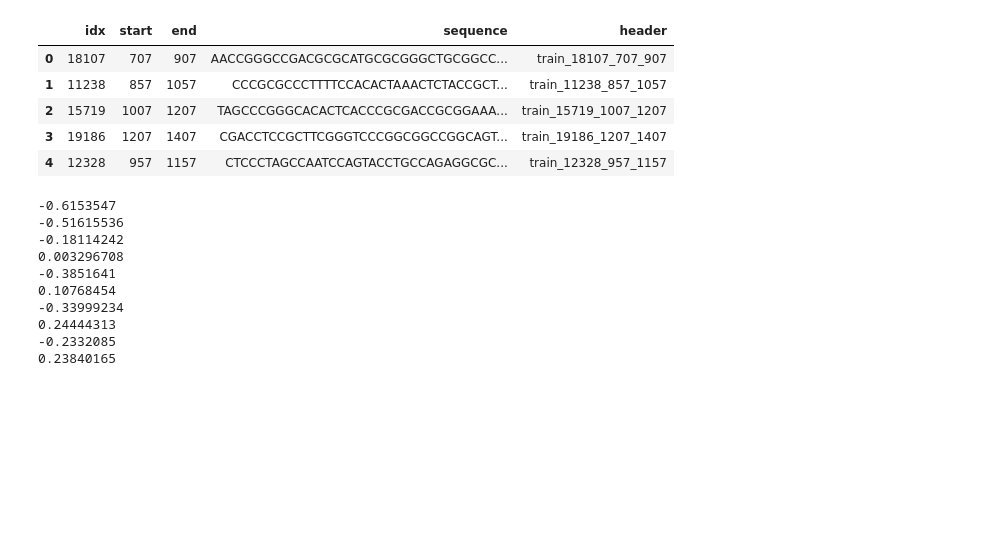
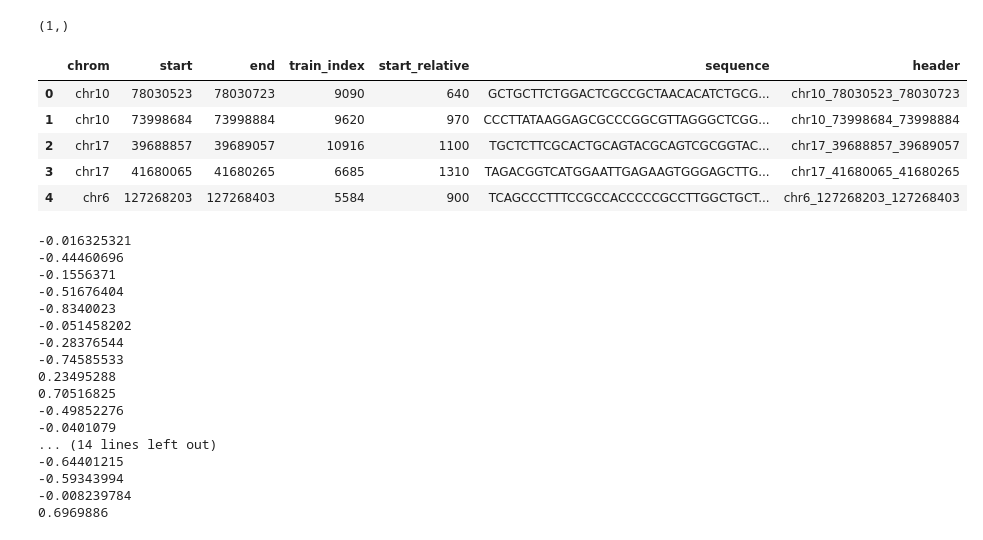
Before and after one commit to MasayukiNagai/insilico_mpra, a Jupyter notebook: scripts/2_generate/analyze_library.ipynb, the cells around one changed output. Saved outputs shown, nothing was run; the diff lists cells and outputs as text; code cells hidden in the pictures; blank space fills up the shorter version.

```diff
--- a/scripts/2_generate/analyze_library.ipynb
+++ b/scripts/2_generate/analyze_library.ipynb
@@ -24,3 +24,14 @@ def load_hdf5(path):
         x = f['x'][:]
         y = f['y'][:]
     return x, y
+# %%
+from pathlib import Path
+from insilico_mpra.data.utils import split_h5_dataset
+
+d = Path("/grid/koo/home/shared/clg_procap/data/mpra/250813")
+for i, f in enumerate(sorted(d.glob("*.h5"))):
+    if f.name.endswith("_split.h5"):
+        continue
+    print(f"[split] {f.name}")
+    seed = 20250814 + i
+    split_h5_dataset(f, ratios=(0.8, 0.1, 0.1), seed=seed)
@@ -27,34 +89,46 @@ def load_hdf5(path):
+# %%
+mpra['y_wt'].shape
+# %% [output]
+(1,)
 # %%
-outdir = Path('/grid/koo/home/shared/clg_procap/mpra/250810')
-tsvpath = outdir / 'K562_fold1_train_selected.tsv'
+outdir = Path('/grid/koo/home/shared/clg_procap/data/mpra/250813')
+tsvpath = outdir / 'mpra_loci_K562_fold1_train.tsv'
 
 split = 'train'
 # %%
-df = pd.read_csv(tsvpath, sep='\t')
+df = pd.read_csv(tsvpath, sep='\t', index_col=0)
+df['header'] = df.apply(lambda row: f"{row['chrom']}_{row['start']}_{row['end']}", axis=1)
 df.head()
 # %% [output]
-|  | idx | start | end | sequence | header |
-| 0 | 18107 | 707 | 907 | AACCGGGCCGACGCGCATGCGCGGGCTGCGGCC... | train_18107_707_907 |
-| 1 | 11238 | 857 | 1057 | CCCGCGCCCTTTTCCACACTAAACTCTACCGCT... | train_11238_857_1057 |
-| 2 | 15719 | 1007 | 1207 | TAGCCCGGGCACACTCACCCGCGACCGCGGAAA... | train_15719_1007_1207 |
-| 3 | 19186 | 1207 | 1407 | CGACCTCCGCTTCGGGTCCCGGCGGCCGGCAGT... | train_19186_1207_1407 |
-| 4 | 12328 | 957 | 1157 | CTCCCTAGCCAATCCAGTACCTGCCAGAGGCGC... | train_12328_957_1157 |
+|  | chrom | start | end | train_index | start_relative | sequence | header |
+| 0 | chr10 | 78030523 | 78030723 | 9090 | 640 | GCTGCTTCTGGACTCGCCGCTAACACATCTGCG... | chr10_78030523_78030723 |
+| 1 | chr10 | 73998684 | 73998884 | 9620 | 970 | CCCTTATAAGGAGCGCCCGGCGTTAGGGCTCGG... | chr10_73998684_73998884 |
+| 2 | chr17 | 39688857 | 39689057 | 10916 | 1100 | TGCTCTTCGCACTGCAGTACGCAGTCGCGGTAC... | chr17_39688857_39689057 |
+| 3 | chr17 | 41680065 | 41680265 | 6685 | 1310 | TAGACGGTCATGGAATTGAGAAGTGGGAGCTTG... | chr17_41680065_41680265 |
+| 4 | chr6 | 127268203 | 127268403 | 5584 | 900 | TCAGCCCTTTCCGCCACCCCCGCCTTGGCTGCT... | chr6_127268203_127268403 |
 # %%
 y_items = []
-for i in range(10):
+for i in range(30):
     header = df.loc[i, 'header']
     path = outdir / f'{header}.h5'
     x, y = load_hdf5(path)
     print(y[0])
     y_items.append(y)
 # %% [output]
--0.6153547
--0.51615536
--0.18114242
-0.003296708
--0.3851641
-0.10768454
--0.33999234
-0.24444313
--0.2332085
-0.23840165
+-0.016325321
+-0.44460696
+-0.1556371
+-0.51676404
+-0.8340023
+-0.051458202
+-0.28376544
+-0.74585533
+0.23495288
+0.70516825
+-0.49852276
+-0.0401079
+... (14 lines left out)
+-0.64401215
+-0.59343994
+-0.008239784
+0.6969886
```
Also changed, not shown: parts of 7 cells of this notebook, 9 other files.
